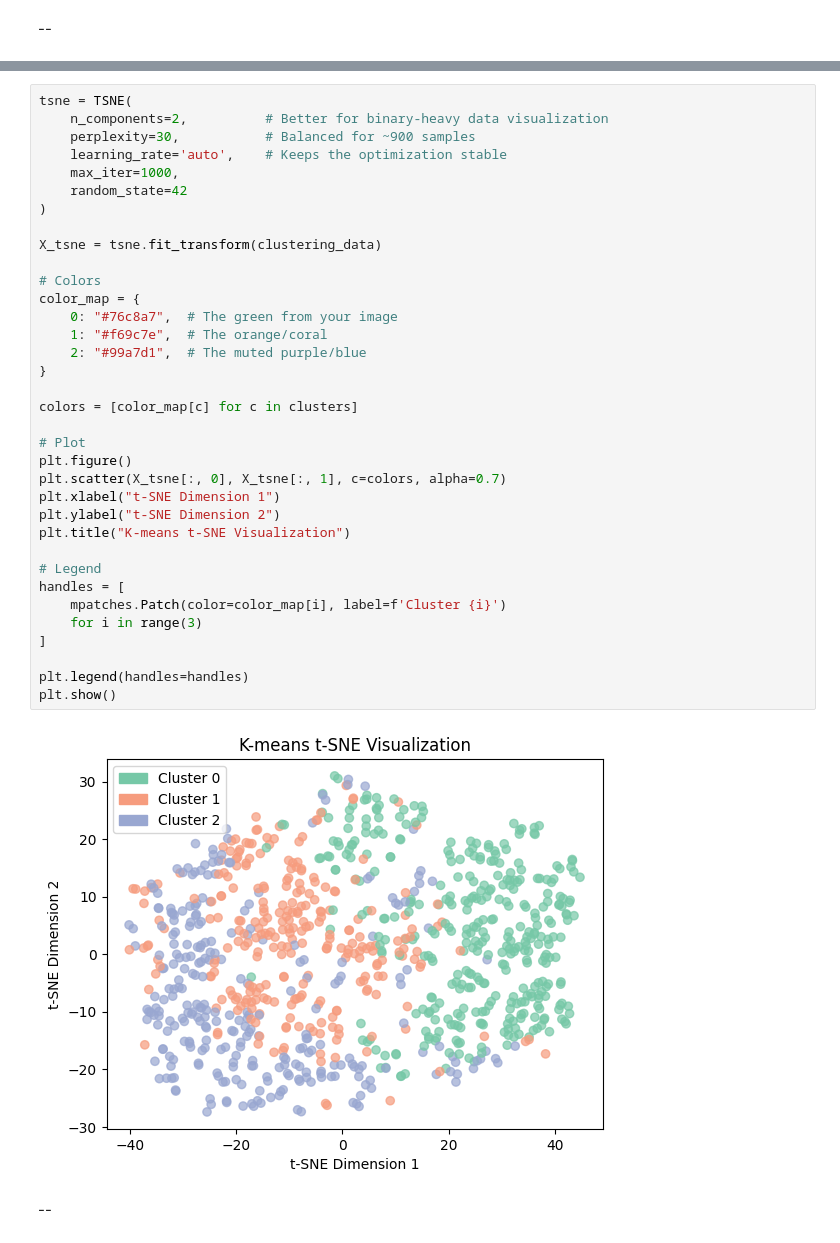
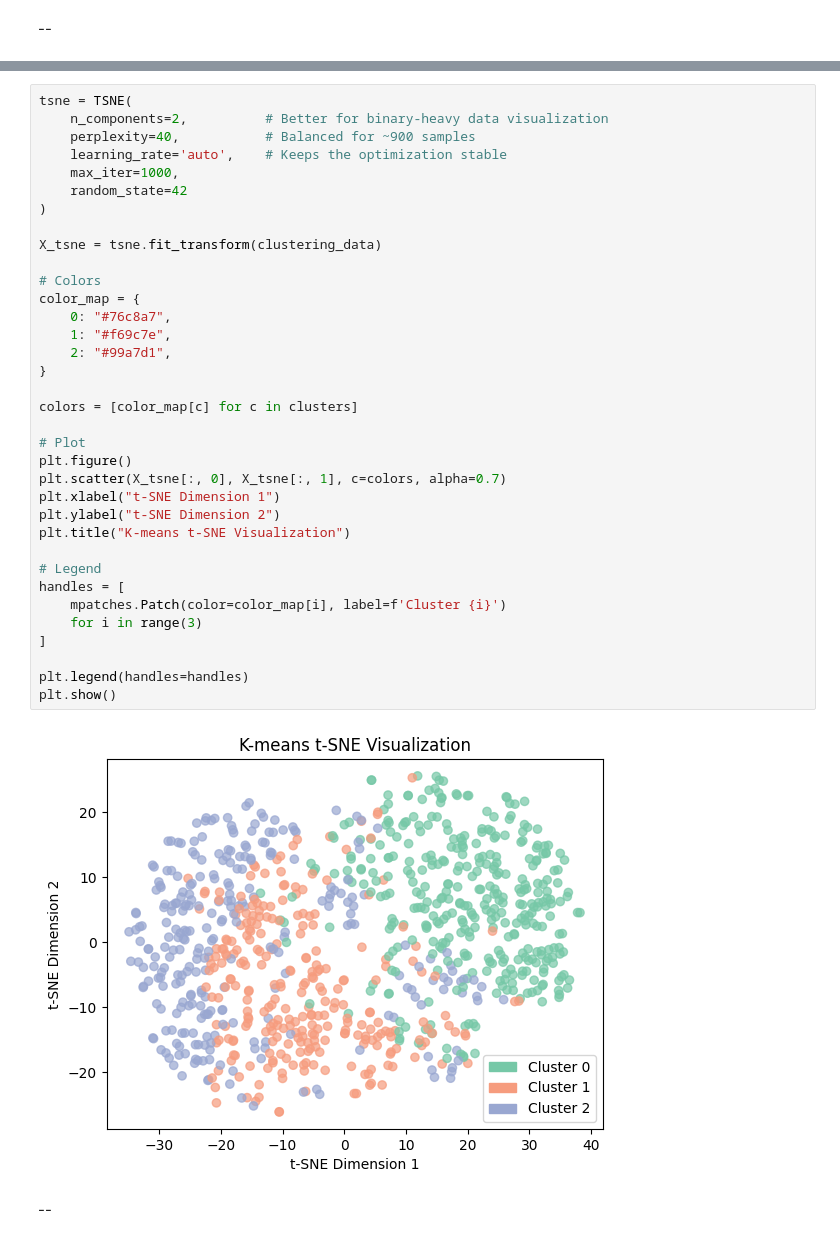
Before and after one commit to Janau00/SWE485-Project-Group9, a Jupyter notebook: Phase2_Unsupervised_Learning.ipynb, the cells around one changed output, grey strips where cells are left out. Drawn from its saved outputs; the diff is of its cells as text.

```diff
--- a/Phase2_Unsupervised_Learning.ipynb
+++ b/Phase2_Unsupervised_Learning.ipynb
@@ -431,40 +424,40 @@ This process helps to maintain the local relationships and clusters within the d
 # %%
 tsne = TSNE(
     n_components=2,          # Better for binary-heavy data visualization
-    perplexity=30,           # Balanced for ~900 samples
+    perplexity=40,           # Balanced for ~900 samples
     learning_rate='auto',    # Keeps the optimization stable
     max_iter=1000,
     random_state=42
 )
 
 X_tsne = tsne.fit_transform(clustering_data)
 
 # Colors
 color_map = {
-    0: "#76c8a7",  # The green from your image
-    1: "#f69c7e",  # The orange/coral
-    2: "#99a7d1",  # The muted purple/blue
+    0: "#76c8a7",
+    1: "#f69c7e",
+    2: "#99a7d1",
 }
 
 colors = [color_map[c] for c in clusters]
 
 # Plot
 plt.figure()
 plt.scatter(X_tsne[:, 0], X_tsne[:, 1], c=colors, alpha=0.7)
 plt.xlabel("t-SNE Dimension 1")
 plt.ylabel("t-SNE Dimension 2")
 plt.title("K-means t-SNE Visualization")
 
 # Legend
 handles = [
     mpatches.Patch(color=color_map[i], label=f'Cluster {i}')
     for i in range(3)
 ]
 
 plt.legend(handles=handles)
 plt.show()
 # %% [output]
-[figure, old version]
+[figure, new version]
 # %% [markdown]
 --
 # %% [markdown]
```
Also changed, not shown: parts of 20 cells of this notebook.
